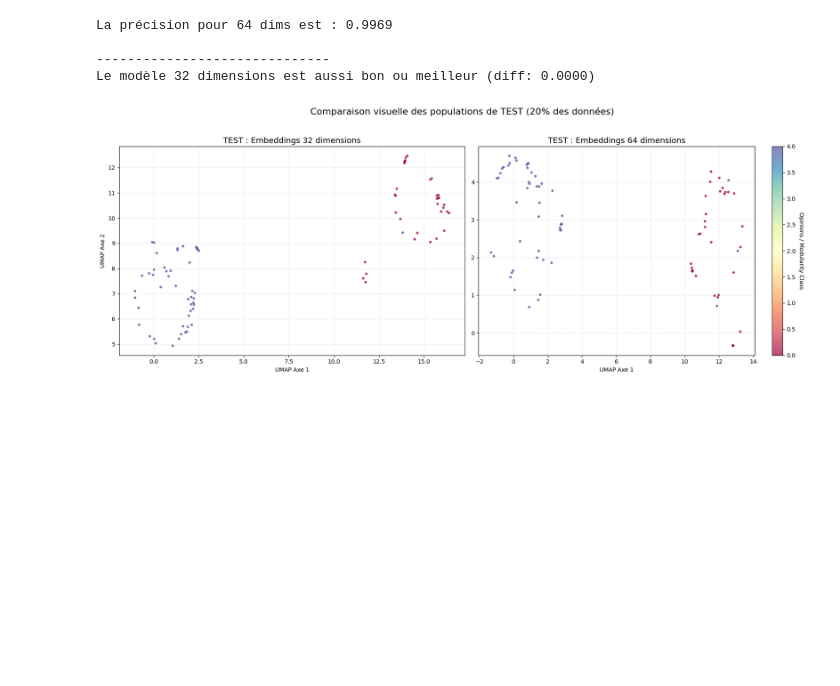
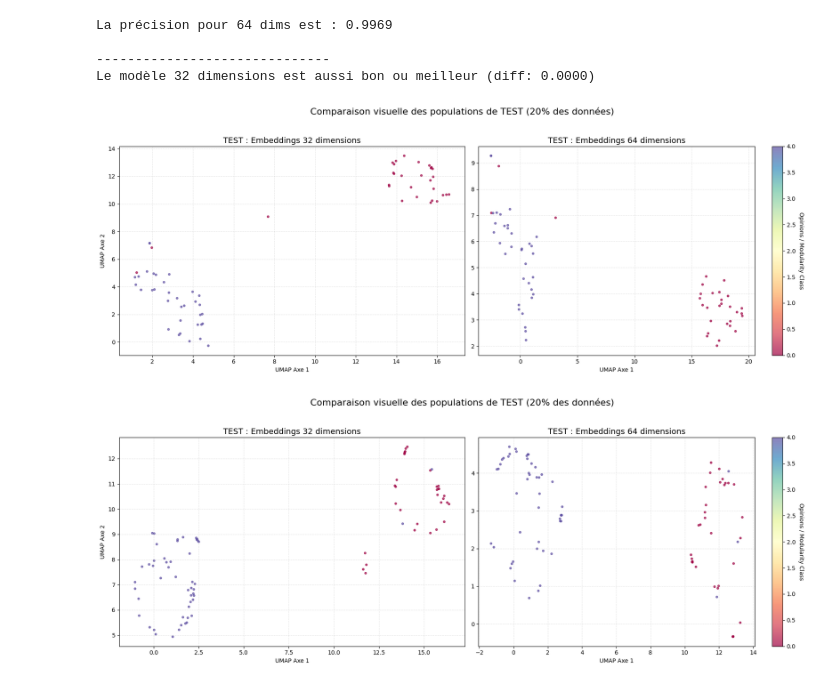
Before and after one commit to MenadAcheraiou/embeddingGraphesIA, a Jupyter notebook: umap_gnn.ipynb, the cells around one changed output. Cells and saved outputs as stored; diff of their text form; code cells hidden in the pictures; blank space fills up the shorter version.

```diff
--- a/umap_gnn.ipynb
+++ b/umap_gnn.ipynb
@@ -224,6 +284,52 @@ La précision pour 64 dims est : 0.9969
 
 ------------------------------
 Le modèle 32 dimensions est aussi bon ou meilleur (diff: 0.0000)
+# %%
+import matplotlib.pyplot as plt
+
+# 1. Création de la figure : 1 ligne, 2 colonnes
+fig, (ax1, ax2) = plt.subplots(1, 2, figsize=(18, 7))
+
+# --- Graphique de gauche : TEST 32 Dimensions ---
+# On utilise test_emb32 (la projection UMAP du test)
+scatter1 = ax1.scatter(
+    test_emb32[:, 0],
+    test_emb32[:, 1],
+    c=test_opinions32,
+    cmap='Spectral',
+    s=12,         # Points légèrement plus gros car il y a moins de données en test
+    alpha=0.7
+)
+ax1.set_title('TEST : Embeddings 32 dimensions', fontsize=14)
+ax1.set_xlabel('UMAP Axe 1')
+ax1.set_ylabel('UMAP Axe 2')
+ax1.grid(True, linestyle='--', alpha=0.3)
+
+# --- Graphique de droite : TEST 64 Dimensions ---
+# On utilise test_emb64 (la projection UMAP du test)
+scatter2 = ax2.scatter(
+    test_emb64[:, 0],
+    test_emb64[:, 1],
+    c=test_opinions64,
+    cmap='Spectral',
+    s=12,
+    alpha=0.7
+)
+ax2.set_title('TEST : Embeddings 64 dimensions', fontsize=14)
+ax2.set_xlabel('UMAP Axe 1')
+ax2.grid(True, linestyle='--', alpha=0.3)
+
+# 2. Ajout de la barre de couleur
+cbar = plt.colorbar(scatter2, ax=ax2)
+cbar.set_label('Opinions / Modularity Class', rotation=270, labelpad=15)
+
+# Titre général
+plt.suptitle("Comparaison visuelle des populations de TEST (20% des données)", fontsize=16)
+
+plt.tight_layout(rect=[0, 0.03, 1, 0.95])
+plt.show()
+# %% [output]
+[figure, added]
 # %%
 import matplotlib.pyplot as plt
 
```
Also changed, not shown: parts of 13 cells of this notebook.
